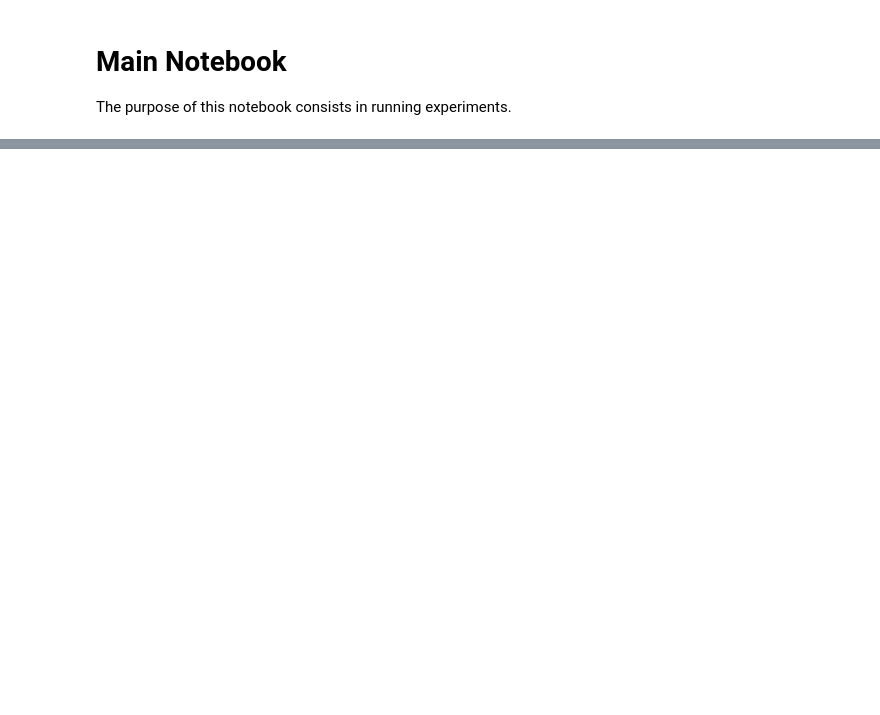
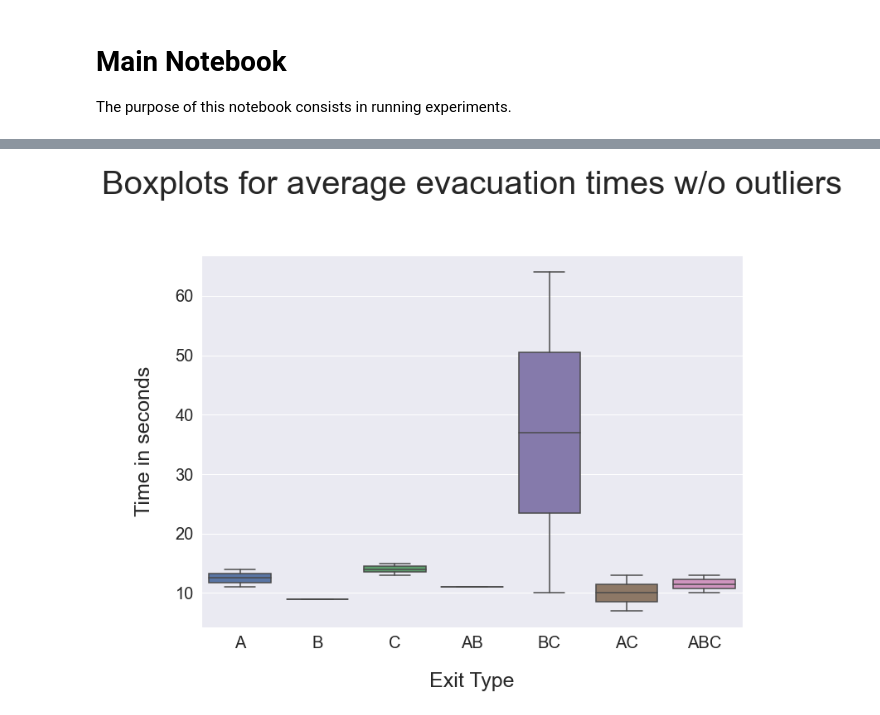
Before and after one commit to max-reddel/ABM_2021_Q1, a Jupyter notebook: Notebooks/Main.ipynb, the cells around one changed output, grey strips where cells are left out. Cells and saved outputs as stored; diff of their text form; code cells hidden in the pictures; blank space fills up the shorter version.

Commit message:
experiment is all set up

```diff
--- a/Notebooks/Main.ipynb
+++ b/Notebooks/Main.ipynb
@@ -30,0 +20,4 @@ ExperimentType.Any
+# %%
+experiment = Experiment()
+experiment.run(n_replications=10, visualize=False, max_run_length=1000, n_visitors=10, female_ratio=0.5, adult_ratio=0.5,
+               familiarity=0.1)
@@ -30,0 +68,4 @@ ExperimentType.Any
+# %%
+experiment.show_boxplot_evacuation_times(outliers=False)
+# %% [output]
+[figure, added]
```
Also changed, not shown: parts of 10 cells of this notebook, 6 other files.
